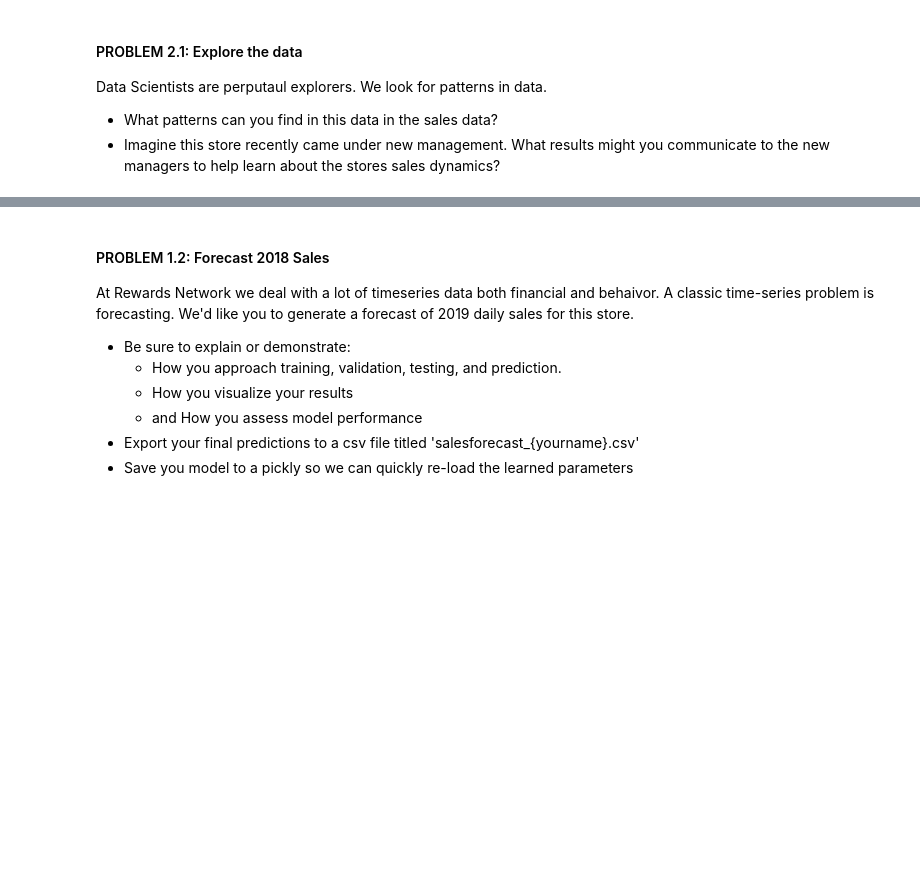
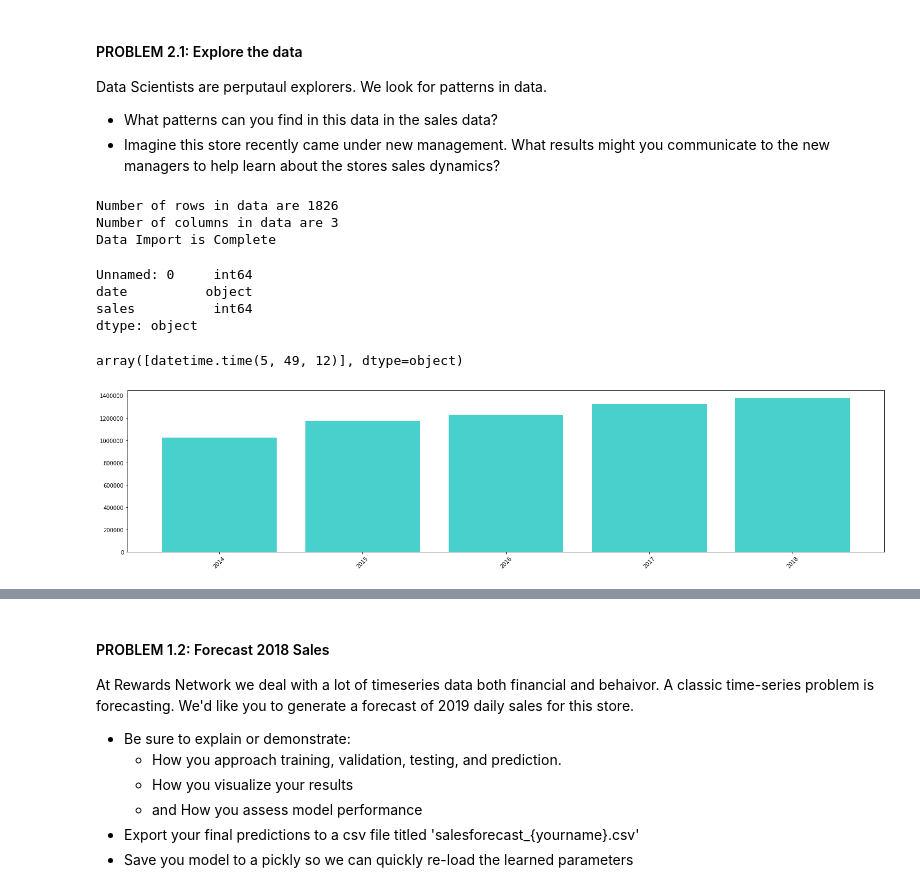
Before and after one commit to vchauhan-ai/Data_Challenge_Clustering_TimeSeries_Classification, a Jupyter notebook: Data_Science_Challenge.ipynb, the cells around one changed output, grey strips where cells are left out. Drawn from its saved outputs; the diff is of its cells as text; code cells hidden in the pictures; blank space fills up the shorter version.

```diff
--- a/Data_Science_Challenge.ipynb
+++ b/Data_Science_Challenge.ipynb
@@ -12,0 +48,43 @@ Data Scientists are perputaul explorers. We look for patterns in data.
+# %%
+"""Loading the data"""
+
+sales_data = Load_File("C:/Users/17163/Desktop/Reward_Network_Data_Challenge/data-science-coding-challenge/datasets/sample_dines_data.csv")
+# %% [output]
+Number of rows in data are 1826
+Number of columns in data are 3
+Data Import is Complete
+# %%
+sales_data.dtypes
+# %% [output]
+Unnamed: 0     int64
+date          object
+sales          int64
+dtype: object
+# %%
+"""Converting date into datetime object and making columns for Date and Time"""
+
+sales_data['date'] = pd.to_datetime(sales_data['date'])
+sales_data['Sales_Date'] = sales_data['date'].dt.date
+sales_data['Sales_Time'] = sales_data['date'].dt.time
+# %%
+"""As the data is reported or stored at the same time everyday, we cannot consider time of day seasonality in consideration
+I will only be using date instead of datetime for further analysis"""
+
+sales_data['Sales_Time'].unique()
+# %% [output]
+array([datetime.time(5, 49, 12)], dtype=object)
+# %%
+"""In this step we will create columns for year, month, quarter, quarter by year and month by year"""
+
+sales_data['Year'] = sales_data['date'].dt.year.astype(str)
+sales_data['Month'] = sales_data['date'].dt.month.astype(str)
+sales_data['Month'] = ['0'+i if len(i) == 1 else i for i in sales_data['Month']]
+sales_data['Month_By_Year'] = sales_data['Month'] + '_' + sales_data['Year']
+sales_data['Quarter'] = [math.ceil(i/3) for i in sales_data['date'].dt.month]
+sales_data['Quarter_By_Year'] = sales_data['Quarter'].astype(str) + '_' + sales_data['Year'].astype(str)
+# %%
+"""From the below plot we can see that number of sales grow each year coninously"""
+
+barplot(sales_data, 'Year', 'sales')
+# %% [output]
+[figure, added]
```
Also changed, not shown: parts of 58 cells of this notebook.
